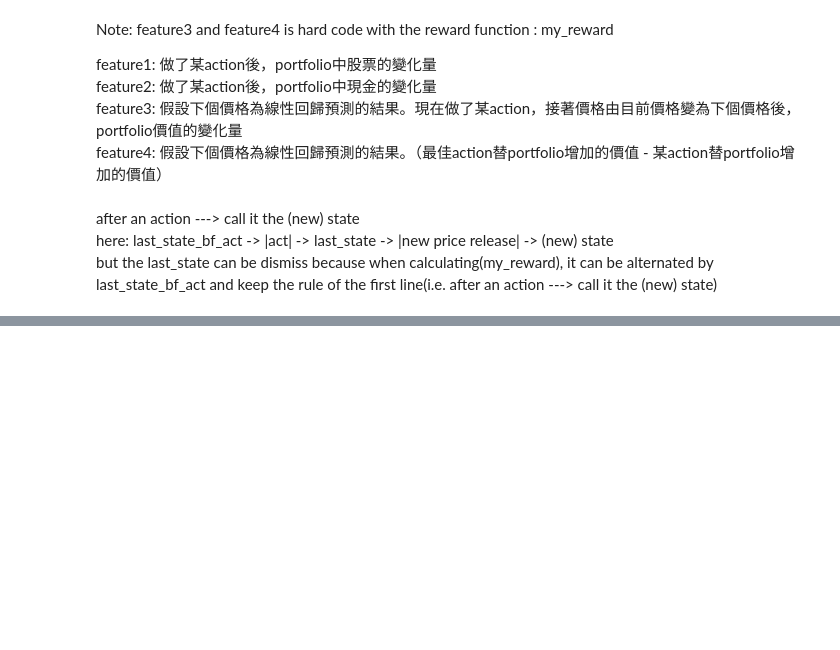
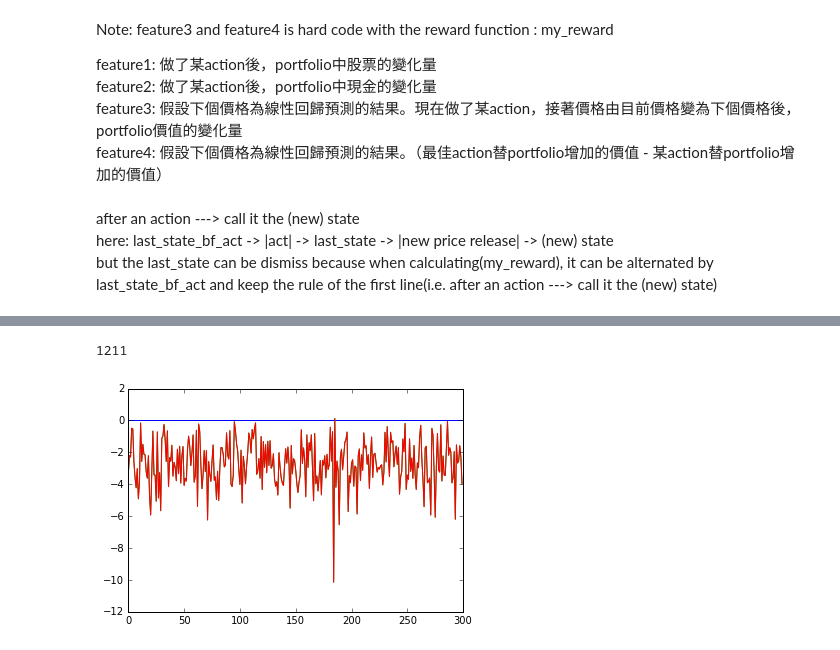
Before and after one commit to da65536/qlearning-transaction, a Jupyter notebook: clear_main.ipynb, the cells around one changed output, grey strips where cells are left out. Drawn from its saved outputs; the diff is of its cells as text; code cells hidden in the pictures; blank space fills up the shorter version.

```diff
--- a/clear_main.ipynb
+++ b/clear_main.ipynb
@@ -77,6 +77,19 @@ def penalty_reward(curr, last):
     if k < 0:
         k = k*penalty_multiplier
     return k
+
+def benefit_reward(curr, last):
+    penalty_multiplier = 1000
+    k = (curr['NumStock']*curr['StockPrice'] + curr['HandCash']) - \
+           (last['NumStock']*last['StockPrice'] + last['HandCash'])
+    j = k / float(last['NumStock']*last['StockPrice'] + last['HandCash'])
+    if j < -0.01:
+        r = j*penalty_multiplier*2
+    if -0.01 < j < 0.01:
+        r = -7
+    else:
+        r = j*penalty_multiplier
+    return r
 # %%
 # feature 1 : indicate the difference of #stock after the action from the state
 # state is a dictionary with 3 elements
@@ -637,6 +650,16 @@ class StockQLData:
 after an action ---> call it the (new) state
 here: last_state_bf_act -> |act| -> last_state -> |new price release| -> (new) state
 but the last_state can be dismiss because when calculating(my_reward), it can be alternated by last_state_bf_act and keep the rule of the first line(i.e. after an action ---> call it the (new) state)
+# %%
+import numpy
+def plot_each_w_trend(choose_feature, w_list):
+    wListTranspose = numpy.zeros(shape=(len(choose_feature), len(w_list)))
+
+    for feature in range(0, len(choose_feature)):
+        if choose_feature[feature]:
+            for trial in range(0, len(w_list)):
+                wListTranspose[feature][trial] = w_list[trial][feature]
+            plt.plot(wListTranspose[6])
 # %%
 #relist = ['QCOM.csv', 'GOOG.csv', 'NOK.csv', '^DJI.csv', '^TWII.csv', '^N225.csv', '^GDAXI.csv', '^IXIC.csv', '^KS11.csv', '^SSEC.csv']
 #relist = ['^IXIC.csv']
@@ -928,0 +992,8 @@ sqld.ratio_local_size
+# %%
+point
+# %% [output]
+1211
+# %%
+plot_each_w_trend(choose_feature, sqld.last_w)
+# %% [output]
+[figure, added]
```
Also changed, not shown: parts of 5 cells of this notebook.
